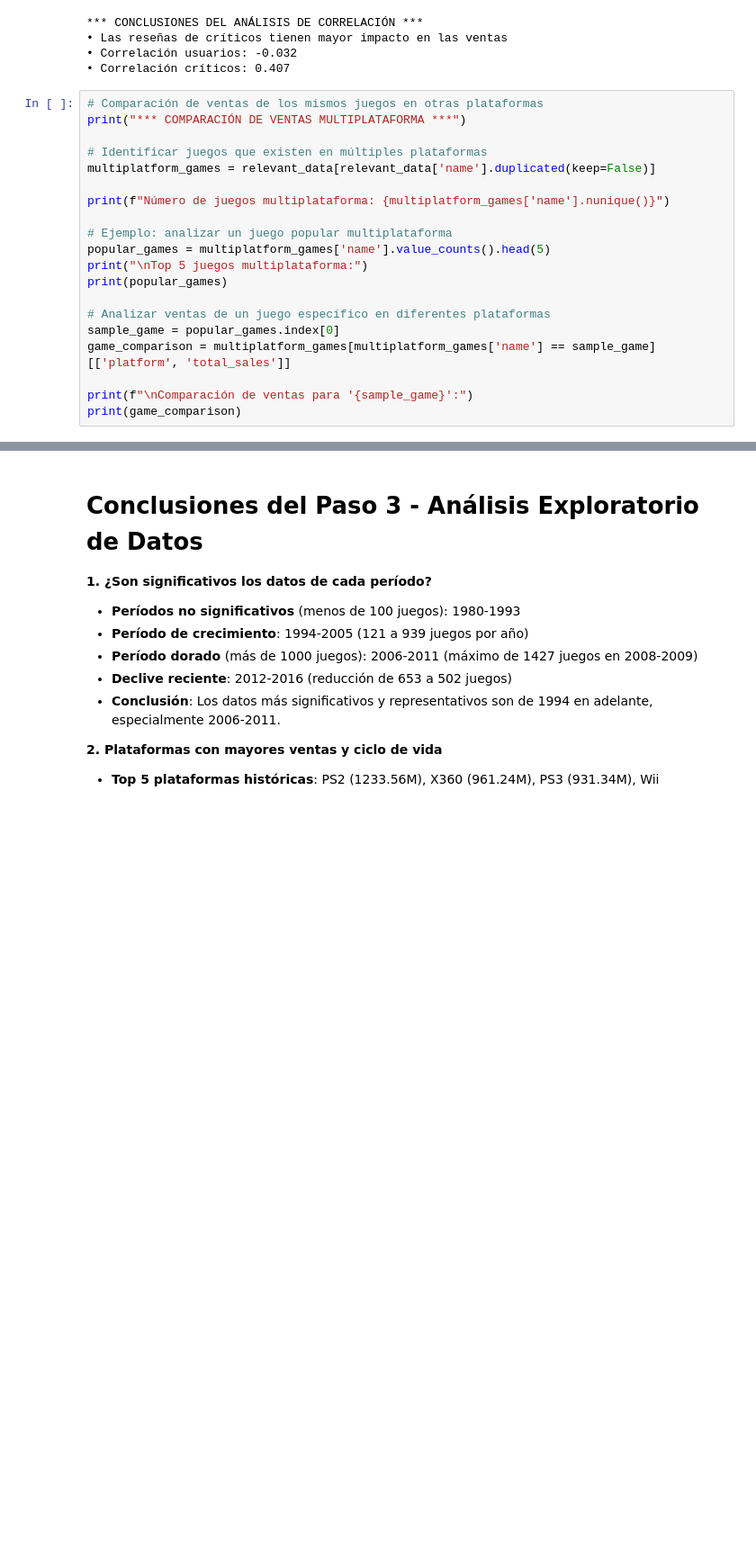
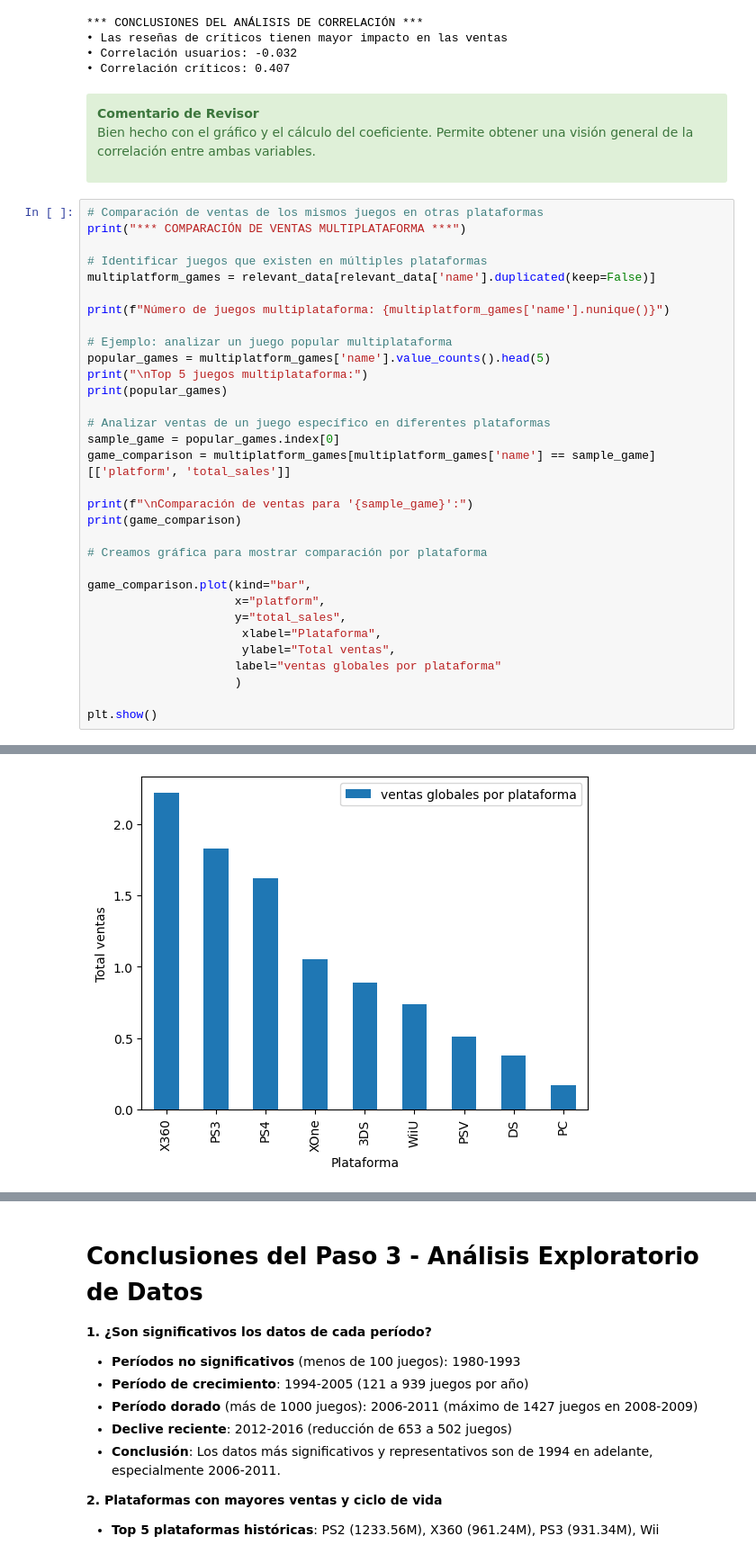
Before and after one commit to carloscarranza2486/tripleten-data-science, a Jupyter notebook: sprint-06-module-project-1/notebook.ipynb, the cells around one changed output, grey strips where cells are left out. Shown at 90% size. Saved outputs shown, nothing was run; the diff lists cells and outputs as text; blank space fills up the shorter version.

```diff
--- a/sprint-06-module-project-1/notebook.ipynb
+++ b/sprint-06-module-project-1/notebook.ipynb
@@ -598,6 +743,13 @@ print(f"• Correlación críticos: {critic_corr:.3f}")
 • Las reseñas de críticos tienen mayor impacto en las ventas
 • Correlación usuarios: -0.032
 • Correlación críticos: 0.407
+# %% [markdown]
+<div class="alert alert-block alert-success">
+<b>Comentario de Revisor            </b> <a class="tocSkip"></a>
+
+Bien hecho con el gráfico y el cálculo del coeficiente. Permite obtener una visión general de la correlación entre ambas variables.
+
+</div>
 # %%
 # Comparación de ventas de los mismos juegos en otras plataformas
 print("*** COMPARACIÓN DE VENTAS MULTIPLATAFORMA ***")
@@ -618,6 +770,18 @@ game_comparison = multiplatform_games[multiplatform_games['name'] == sample_game
 
 print(f"\nComparación de ventas para '{sample_game}':")
 print(game_comparison)
+
+# Creamos gráfica para mostrar comparación por plataforma
+
+game_comparison.plot(kind="bar",
+                     x="platform",
+                     y="total_sales",
+                      xlabel="Plataforma",
+                      ylabel="Total ventas",
+                     label="ventas globales por plataforma"
+                     )
+
+plt.show()
 # %% [output]
 *** COMPARACIÓN DE VENTAS MULTIPLATAFORMA ***
 Número de juegos multiplataforma: 473
@@ -638,0 +803 @@ Name: count, dtype: int64
+[figure, added]
```
Also changed, not shown: parts of 34 cells of this notebook, 10 other files.
